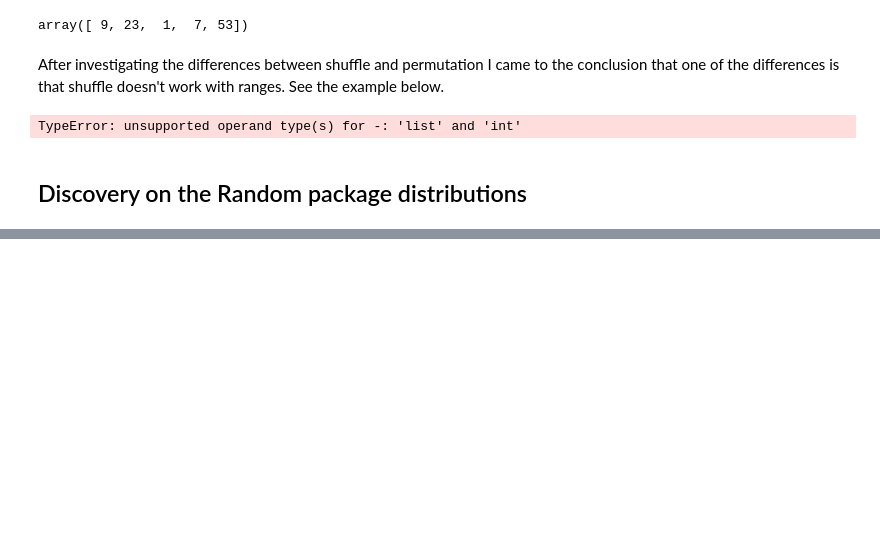
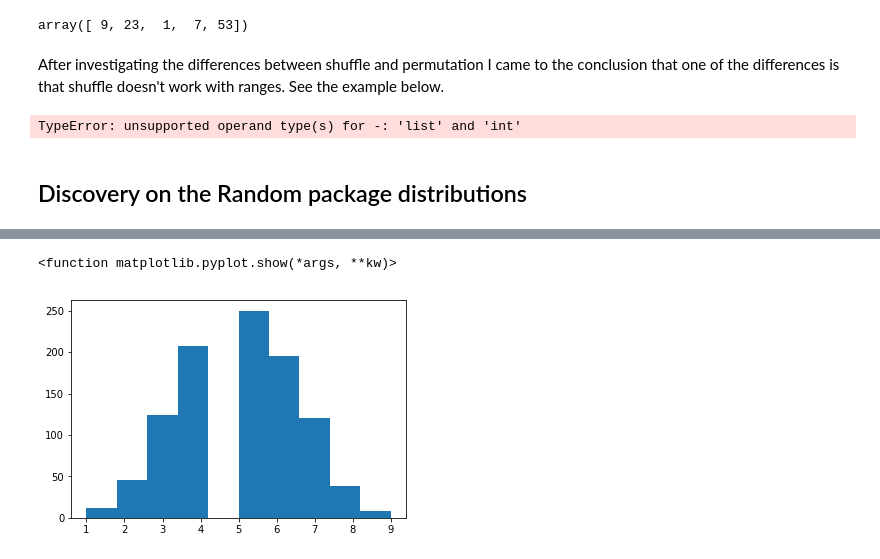
Before and after one commit to Nayade2lu/Numpy_random, a Jupyter notebook: Numpy.random.ipynb, the cells around one changed output, grey strips where cells are left out. Drawn from its saved outputs; the diff is of its cells as text; code cells hidden in the pictures; blank space fills up the shorter version.

```diff
--- a/Numpy.random.ipynb
+++ b/Numpy.random.ipynb
@@ -394,0 +409,14 @@ TypeError: unsupported operand type(s) for -: 'list' and 'int'
+# %%
+n, p = 10, .5  # number of trials, probability of each trial
+s = np.random.binomial(n, p, 1000)
+# result of flipping a coin 10 times, tested 1000 times.
+
+%matplotlib inline
+
+import matplotlib.pyplot as plt
+
+plt.hist(s)
+plt.show
+# %% [output]
+<function matplotlib.pyplot.show(*args, **kw)>
+[figure, added]
```
Also changed, not shown: parts of 2 cells of this notebook.
